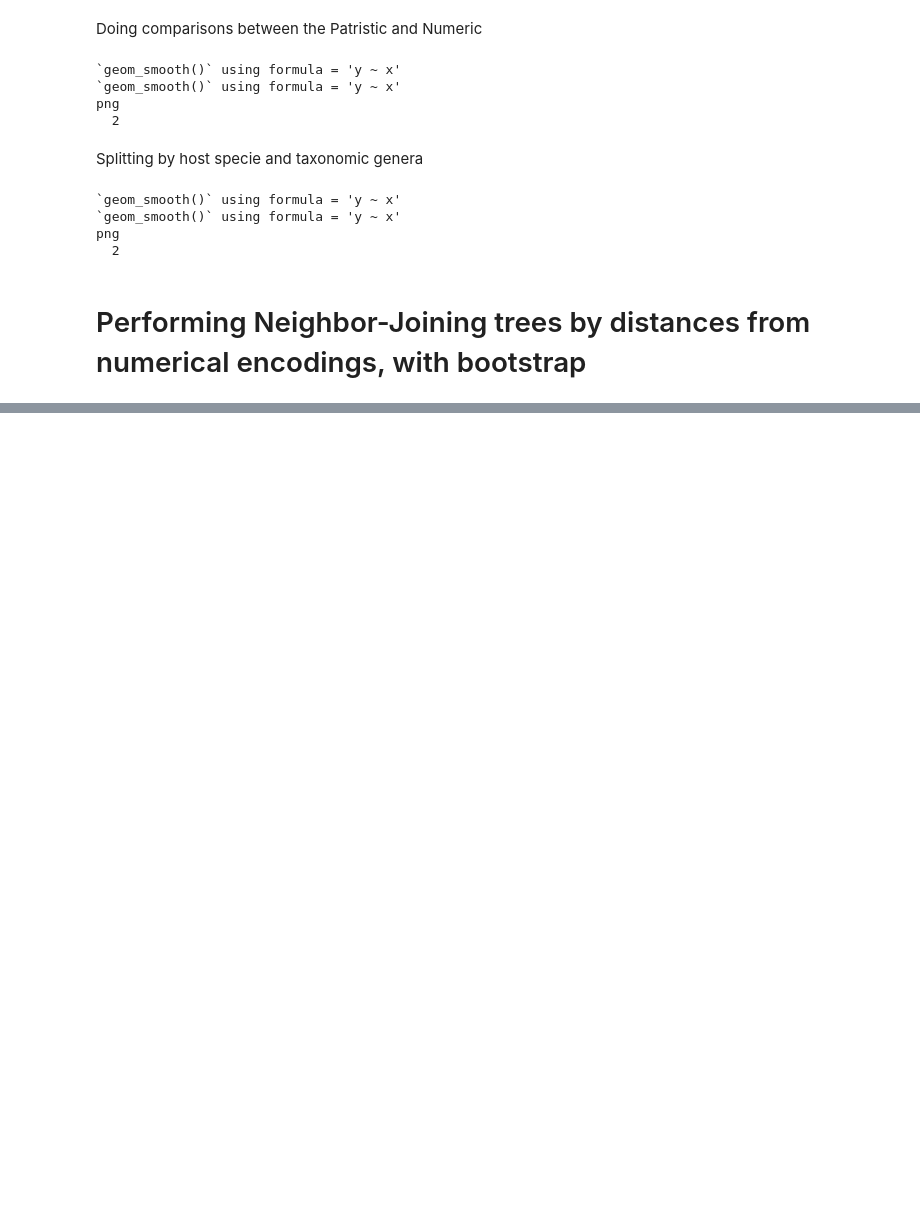
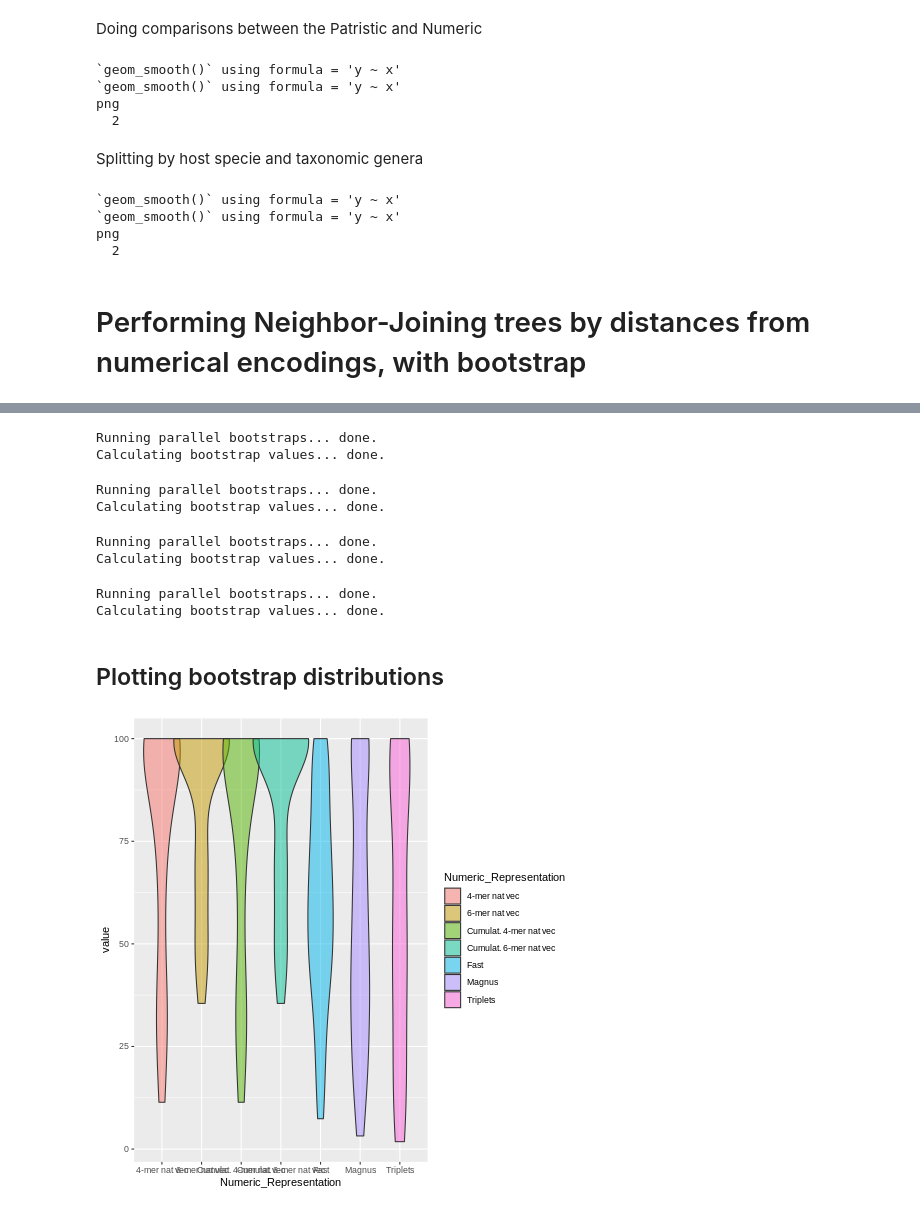
Before and after one commit to MuriloACassiano/Viral_Genomic_Numeric_Representations, a Jupyter notebook: coronavirinae.ipynb, the cells around one changed output, grey strips where cells are left out. Drawn from its saved outputs; the diff is of its cells as text; code cells hidden in the pictures; blank space fills up the shorter version.

```diff
--- a/coronavirinae.ipynb
+++ b/coronavirinae.ipynb
@@ -1051,0 +1041,58 @@ Running parallel bootstraps...
+# %%
+%%R
+set.seed(42)
+pd = boot.ggtree(nat4mer, B = 1000, nt = 12, nudgex = -0.1, nudgey = 0.7) + xlim(-0.2, 10)
+# %% [output]
+Running parallel bootstraps... done.
+Calculating bootstrap values... done.
+# %%
+%%R
+set.seed(42)
+pe = boot.ggtree(nat6mer, B = 1000, nt = 12, nudgex = -0.25, nudgey = 0.7) + xlim(-0.2, 27)
+# %% [output]
+Running parallel bootstraps... done.
+Calculating bootstrap values... done.
+# %%
+%%R
+set.seed(42)
+pdc = boot.ggtree(cnat4mer, B = 1000, nt = 12, nudgex = -0.1, nudgey = 0.7) + xlim(-0.2, 10)
+# %% [output]
+Running parallel bootstraps... done.
+Calculating bootstrap values... done.
+# %%
+%%R
+set.seed(42)
+pec = boot.ggtree(cnat6mer, B = 1000, nt = 12, nudgex = -0.25, nudgey = 0.7) + xlim(-0.2, 27)
+# %% [output]
+Running parallel bootstraps... done.
+Calculating bootstrap values... done.
+# %% [markdown]
+## Plotting bootstrap distributions
+# %%
+%%R
+library(reshape2)
+
+btsp = as.data.frame(rbind(
+  c(pa$data$Support,"Triplets") ,
+  c(pb$data$Support,"Fast"),
+  c(pc$data$Support,"Magnus"),
+  c(pd$data$Support,"4-mer nat vec"),
+  c(pd$data$Support,"Cumulat. 4-mer nat vec"),
+  c(pe$data$Support,"6-mer nat vec"),
+  c(pe$data$Support,"Cumulat. 6-mer nat vec")
+))
+row.names(btsp) = btsp[,137]
+
+btsp = melt(btsp,na.rm = T, id.vars = 'V137')
+btsp$value = as.numeric(btsp$value)
+names(btsp)[1] = "Numeric_Representation"
+
+supps = btsp %>%
+ggplot(aes(x = Numeric_Representation, y = value, fill = Numeric_Representation)) +
+  geom_violin(width=1.4, alpha=0.5)
+
+#pdf("FIG_Support_dist_based.pdf", paper = "a4r")
+plot(supps)
+#dev.off()
+# %% [output]
+[figure, added]
```
Also changed, not shown: parts of 17 cells of this notebook.
